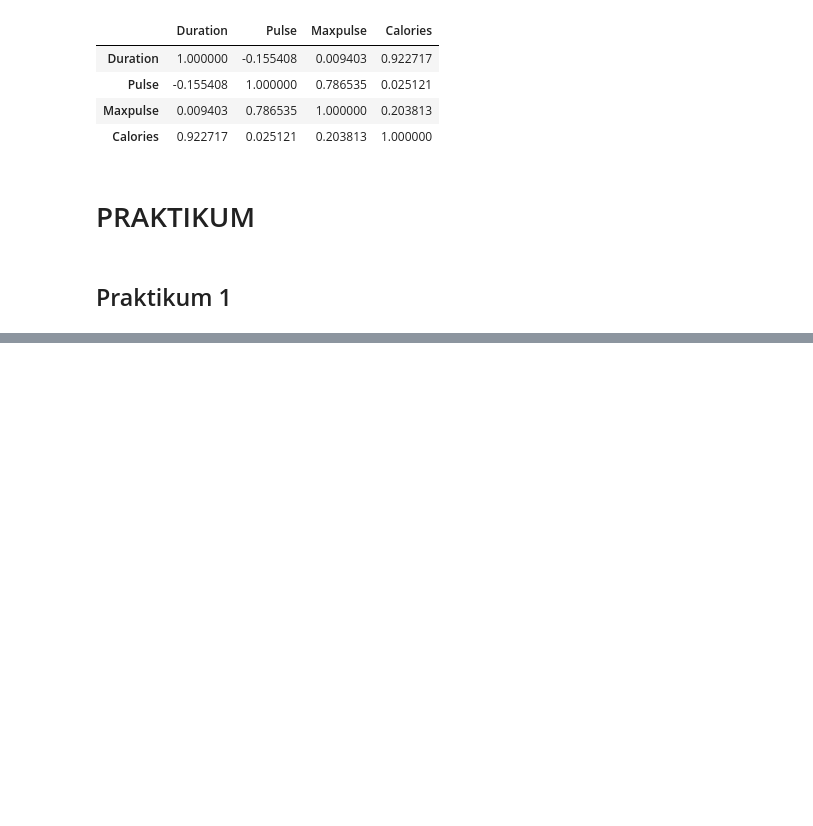
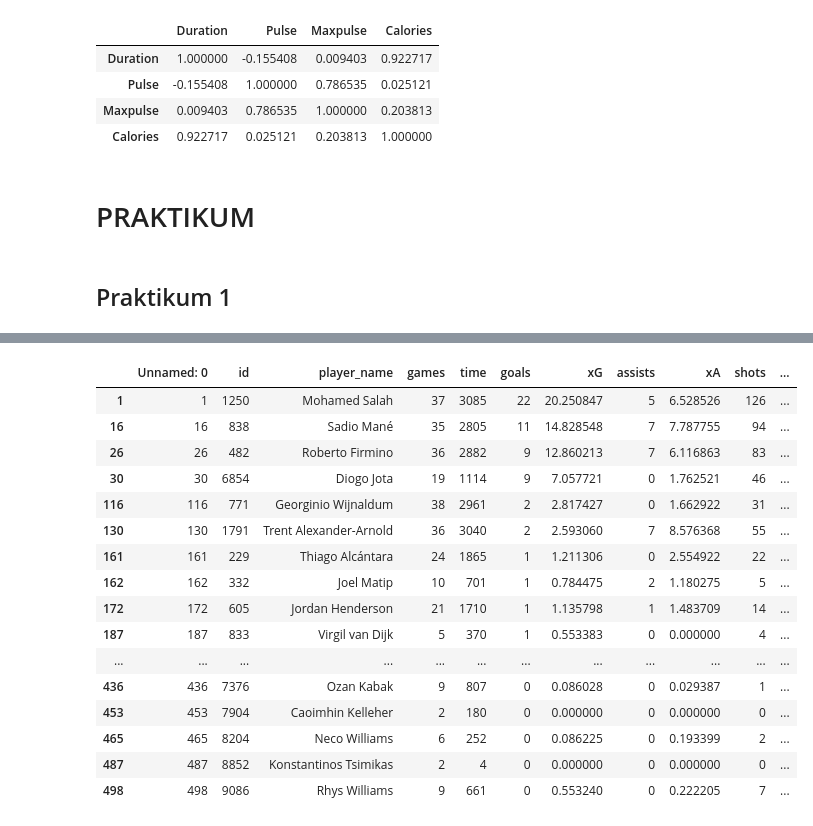
Before and after one commit to cantika-alff/2025_PBO_TI1B, a Jupyter notebook: JobsheetAI4.ipynb, the cells around one changed output, grey strips where cells are left out. Saved outputs shown, nothing was run; the diff lists cells and outputs as text; code cells hidden in the pictures; blank space fills up the shorter version.

```diff
--- a/JobsheetAI4.ipynb
+++ b/JobsheetAI4.ipynb
@@ -313,3 +313,10 @@ memory usage: 5.4 KB
 # PRAKTIKUM
 # %% [markdown]
 ## Praktikum 1
+# %%
+# Import library
+import pandas as pd
+
+# Load dataset EPL
+df = pd.read_csv('/content/epl-goalScorer(20-21).csv')  # Ganti path jika berbeda
+df.head()
@@ -315,0 +404,20 @@ memory usage: 5.4 KB
+# %%
+df[df['team_title'] == 'Liverpool']
+# %% [output]
+|  | Unnamed: 0 | id | player_name | games | time | goals | xG | assists | xA | shots | ... |
+| 1 | 1 | 1250 | Mohamed Salah | 37 | 3085 | 22 | 20.250847 | 5 | 6.528526 | 126 | ... |
+| 16 | 16 | 838 | Sadio Mané | 35 | 2805 | 11 | 14.828548 | 7 | 7.787755 | 94 | ... |
+| 26 | 26 | 482 | Roberto Firmino | 36 | 2882 | 9 | 12.860213 | 7 | 6.116863 | 83 | ... |
+| 30 | 30 | 6854 | Diogo Jota | 19 | 1114 | 9 | 7.057721 | 0 | 1.762521 | 46 | ... |
+| 116 | 116 | 771 | Georginio Wijnaldum | 38 | 2961 | 2 | 2.817427 | 0 | 1.662922 | 31 | ... |
+| 130 | 130 | 1791 | Trent Alexander-Arnold | 36 | 3040 | 2 | 2.593060 | 7 | 8.576368 | 55 | ... |
+| 161 | 161 | 229 | Thiago Alcántara | 24 | 1865 | 1 | 1.211306 | 0 | 2.554922 | 22 | ... |
+| 162 | 162 | 332 | Joel Matip | 10 | 701 | 1 | 0.784475 | 2 | 1.180275 | 5 | ... |
+| 172 | 172 | 605 | Jordan Henderson | 21 | 1710 | 1 | 1.135798 | 1 | 1.483709 | 14 | ... |
+| 187 | 187 | 833 | Virgil van Dijk | 5 | 370 | 1 | 0.553383 | 0 | 0.000000 | 4 | ... |
+| ... | ... | ... | ... | ... | ... | ... | ... | ... | ... | ... | ... |
+| 436 | 436 | 7376 | Ozan Kabak | 9 | 807 | 0 | 0.086028 | 0 | 0.029387 | 1 | ... |
+| 453 | 453 | 7904 | Caoimhin Kelleher | 2 | 180 | 0 | 0.000000 | 0 | 0.000000 | 0 | ... |
+| 465 | 465 | 8204 | Neco Williams | 6 | 252 | 0 | 0.086225 | 0 | 0.193399 | 2 | ... |
+| 487 | 487 | 8852 | Konstantinos Tsimikas | 2 | 4 | 0 | 0.000000 | 0 | 0.000000 | 0 | ... |
+| 498 | 498 | 9086 | Rhys Williams | 9 | 661 | 0 | 0.553240 | 0 | 0.222205 | 7 | ... |
```
Also changed, not shown: parts of 9 cells of this notebook.
